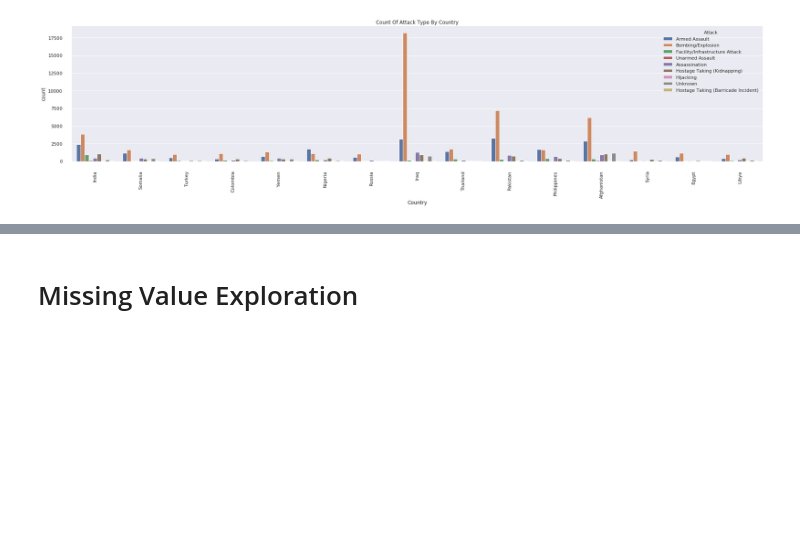
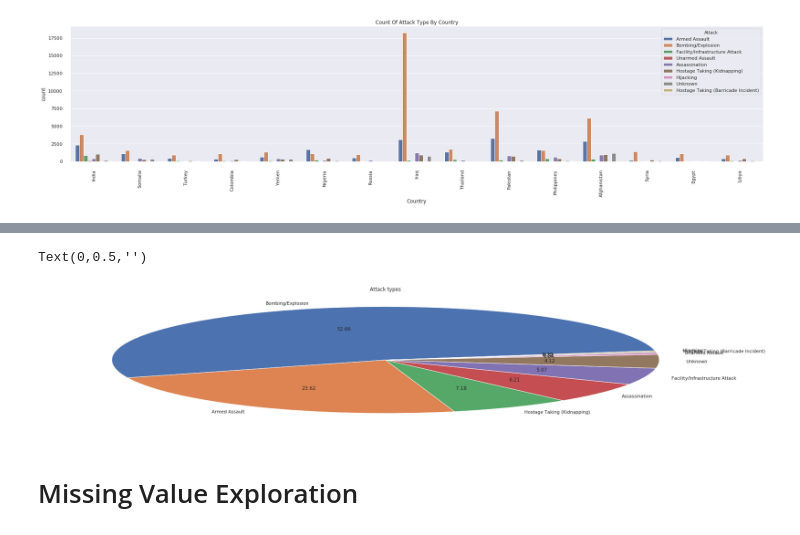
Before and after one commit to Gary-1606/Trial-BDAS, a Jupyter notebook: GlobalTerrorism.ipynb, the cells around one changed output, grey strips where cells are left out. Saved outputs shown, nothing was run; the diff lists cells and outputs as text; code cells hidden in the pictures; blank space fills up the shorter version.

```diff
--- a/GlobalTerrorism.ipynb
+++ b/GlobalTerrorism.ipynb
@@ -597,3 +647,14 @@ plt.show()
+# %%
+solved = pd.DataFrame(terrorismdf_pd, columns = ['Attack'])
+resolution = solved.stack().value_counts()
+ax = resolution.plot(kind = 'pie',
+                              title = 'Attack types',
+                              startangle = 10,
+                              autopct='%.2f')
+ax.set_ylabel('')
+# %% [output]
+Text(0,0.5,'')
+[figure, added]
 # %% [markdown]
 # Missing Value Exploration
 # %%
```
Also changed, not shown: parts of 15 cells of this notebook.
